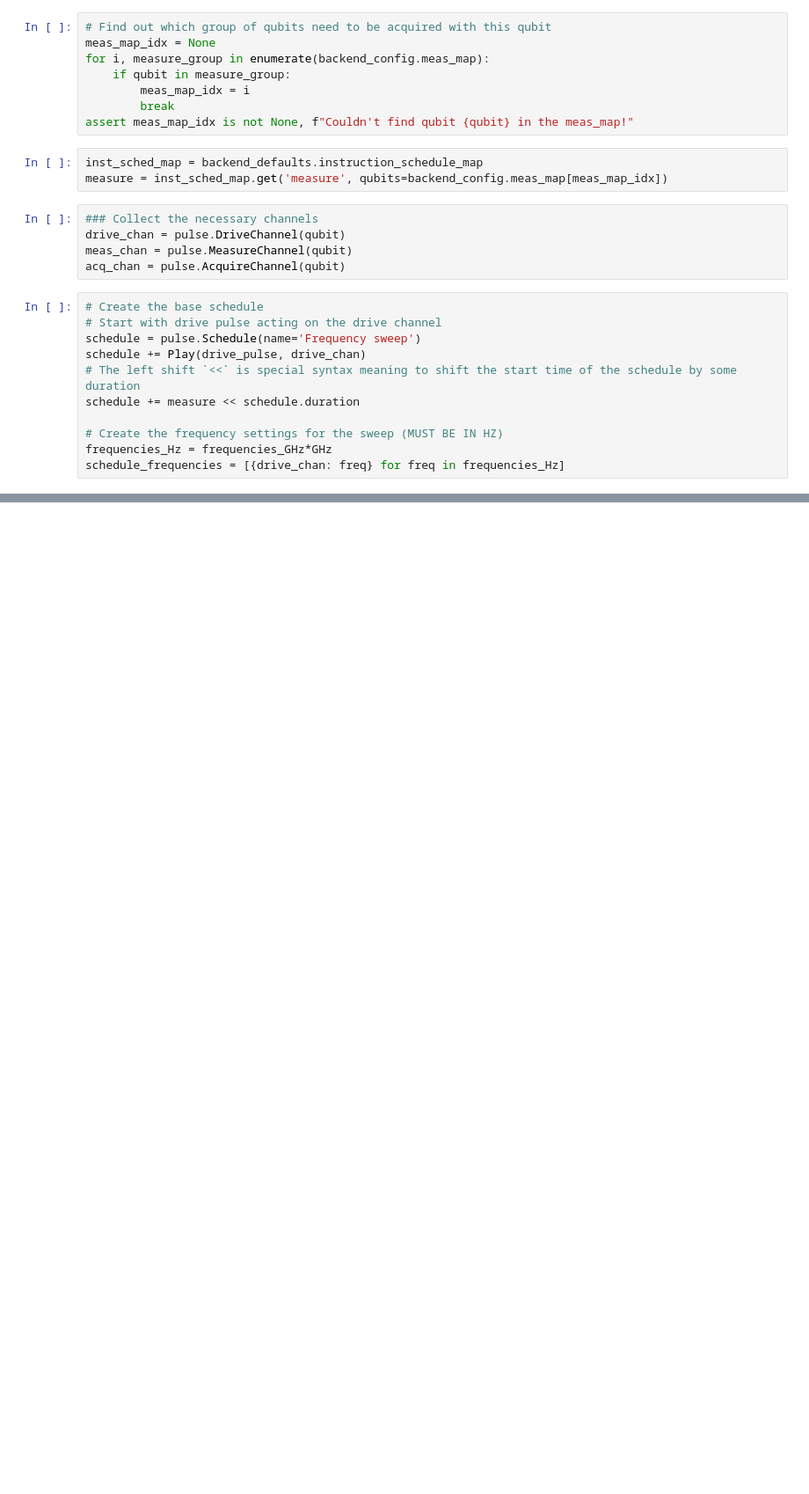
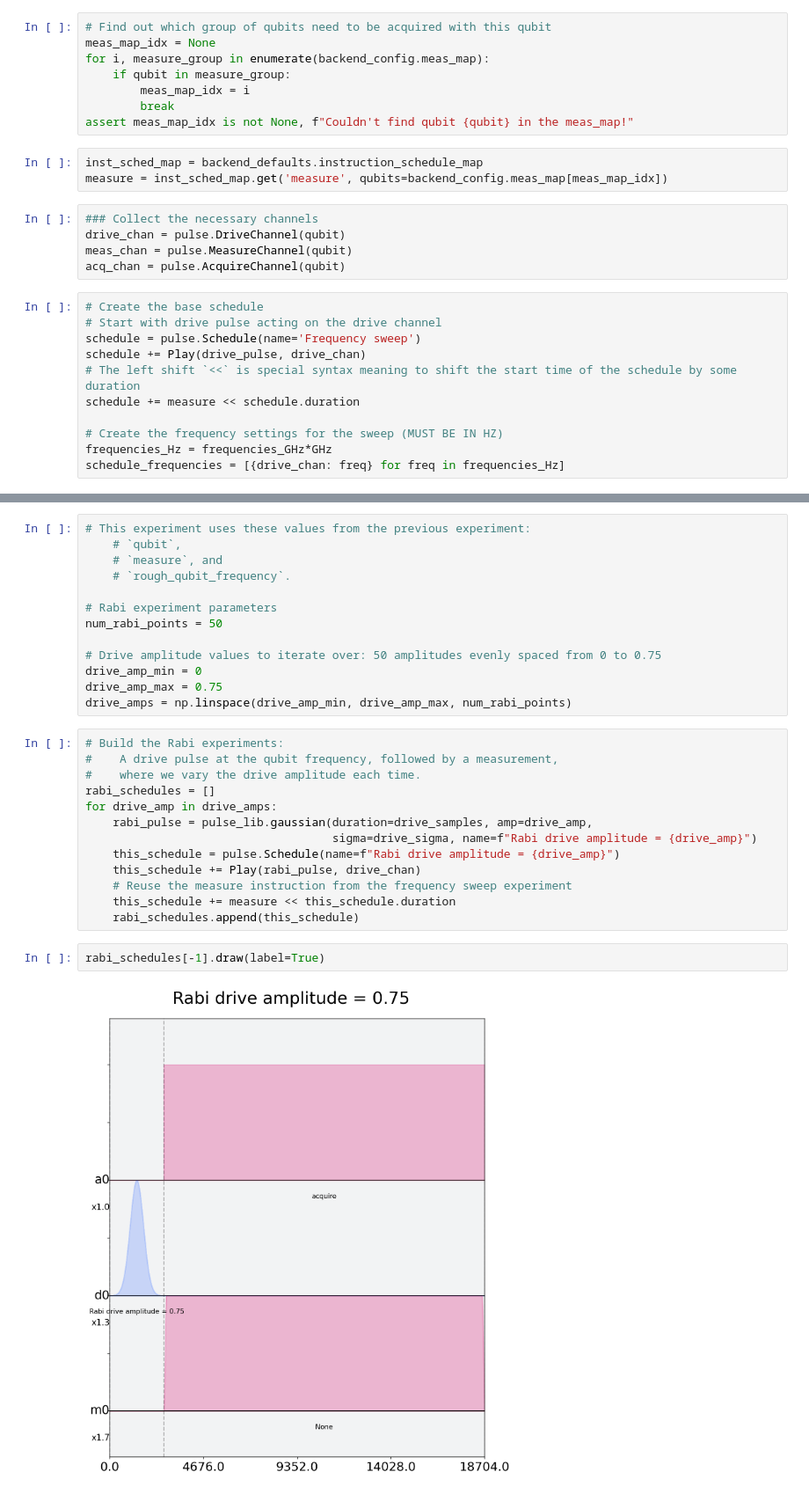
Before and after one commit to ignigoliz/HahnEchoes, a Jupyter notebook: PulseSandbox.ipynb, the cells around one changed output, grey strips where cells are left out. Shown at 88% size. Saved outputs shown, nothing was run; the diff lists cells and outputs as text; blank space fills up the shorter version.

```diff
--- a/PulseSandbox.ipynb
+++ b/PulseSandbox.ipynb
@@ -117,0 +195,30 @@ schedule.draw(label=True, scaling=0.8)
+# %%
+# This experiment uses these values from the previous experiment:
+    # `qubit`,
+    # `measure`, and
+    # `rough_qubit_frequency`.
+
+# Rabi experiment parameters
+num_rabi_points = 50
+
+# Drive amplitude values to iterate over: 50 amplitudes evenly spaced from 0 to 0.75
+drive_amp_min = 0
+drive_amp_max = 0.75
+drive_amps = np.linspace(drive_amp_min, drive_amp_max, num_rabi_points)
+# %%
+# Build the Rabi experiments:
+#    A drive pulse at the qubit frequency, followed by a measurement,
+#    where we vary the drive amplitude each time.
+rabi_schedules = []
+for drive_amp in drive_amps:
+    rabi_pulse = pulse_lib.gaussian(duration=drive_samples, amp=drive_amp,
+                                    sigma=drive_sigma, name=f"Rabi drive amplitude = {drive_amp}")
+    this_schedule = pulse.Schedule(name=f"Rabi drive amplitude = {drive_amp}")
+    this_schedule += Play(rabi_pulse, drive_chan)
+    # Reuse the measure instruction from the frequency sweep experiment
+    this_schedule += measure << this_schedule.duration
+    rabi_schedules.append(this_schedule)
+# %%
+rabi_schedules[-1].draw(label=True)
+# %% [output]
+[figure, added]
```
Also changed, not shown: parts of 63 cells of this notebook, 1 other file.
